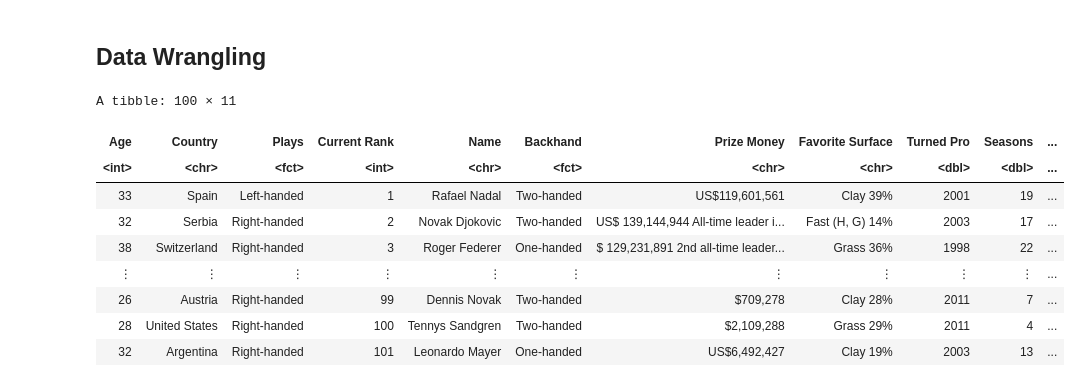
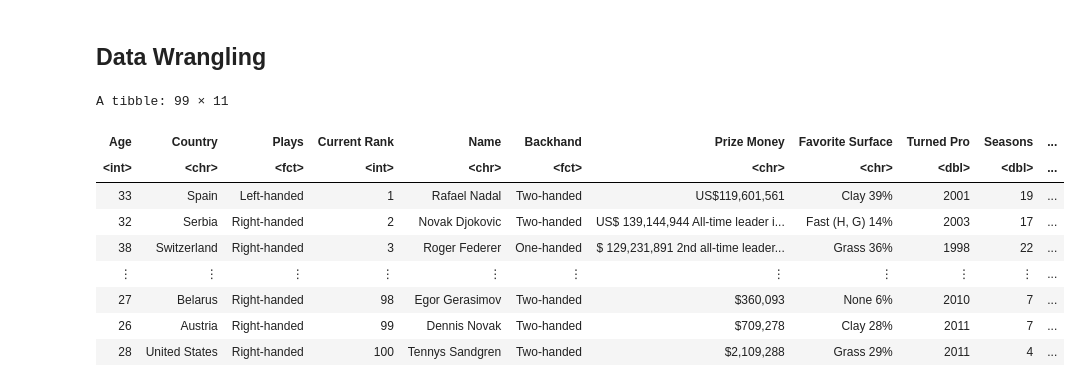
Before and after one commit to RaymondZhang20/Data-Prodiction, a Jupyter notebook: analysis.ipynb, the cells around one changed output. Saved outputs shown, nothing was run; the diff lists cells and outputs as text; code cells hidden in the pictures.

```diff
--- a/analysis.ipynb
+++ b/analysis.ipynb
@@ -68,25 +68,25 @@ A spec_tbl_df: 500 × 38
 # %%
 tidy_data <- raw_data %>%
              select(Age:Seasons) %>%
              select(-Wikipedia, -'Best Rank') %>%
              mutate(Age = as.integer(str_sub(Age, 1, 2))) %>%
              mutate('Height(cm)' = as.integer(str_sub(Height, 1, 3))) %>%
              select(-Height) %>%
              mutate('Current Rank' = as.integer(str_remove(string = raw_data$'Current Rank', pattern = "\\(.*\\)"))) %>%
              mutate(Plays = as.factor(Plays)) %>%
              mutate(Backhand = as.factor(Backhand)) %>%
              arrange(`Current Rank`) %>%
-             head(100)
+             head(99)
 tidy_data
 # %% [output]
-A tibble: 100 × 11
+A tibble: 99 × 11
 | Age | Country | Plays | Current Rank | Name | Backhand | Prize Money | Favorite Surface | Turned Pro | Seasons | ... |
 | <int> | <chr> | <fct> | <int> | <chr> | <fct> | <chr> | <chr> | <dbl> | <dbl> | ... |
 | 33 | Spain | Left-handed | 1 | Rafael Nadal | Two-handed | US$119,601,561 | Clay 39% | 2001 | 19 | ... |
 | 32 | Serbia | Right-handed | 2 | Novak Djokovic | Two-handed | US$ 139,144,944 All-time leader i... | Fast (H, G) 14% | 2003 | 17 | ... |
 | 38 | Switzerland | Right-handed | 3 | Roger Federer | One-handed | $ 129,231,891 2nd all-time leader... | Grass 36% | 1998 | 22 | ... |
 | ⋮ | ⋮ | ⋮ | ⋮ | ⋮ | ⋮ | ⋮ | ⋮ | ⋮ | ⋮ | ... |
+| 27 | Belarus | Right-handed | 98 | Egor Gerasimov | Two-handed | $360,093 | None 6% | 2010 | 7 | ... |
 | 26 | Austria | Right-handed | 99 | Dennis Novak | Two-handed | $709,278 | Clay 28% | 2011 | 7 | ... |
 | 28 | United States | Right-handed | 100 | Tennys Sandgren | Two-handed | $2,109,288 | Grass 29% | 2011 | 4 | ... |
-| 32 | Argentina | Right-handed | 101 | Leonardo Mayer | One-handed | US$6,492,427 | Clay 19% | 2003 | 13 | ... |
 # %%
```
Also changed, not shown: parts of 3 cells of this notebook.
